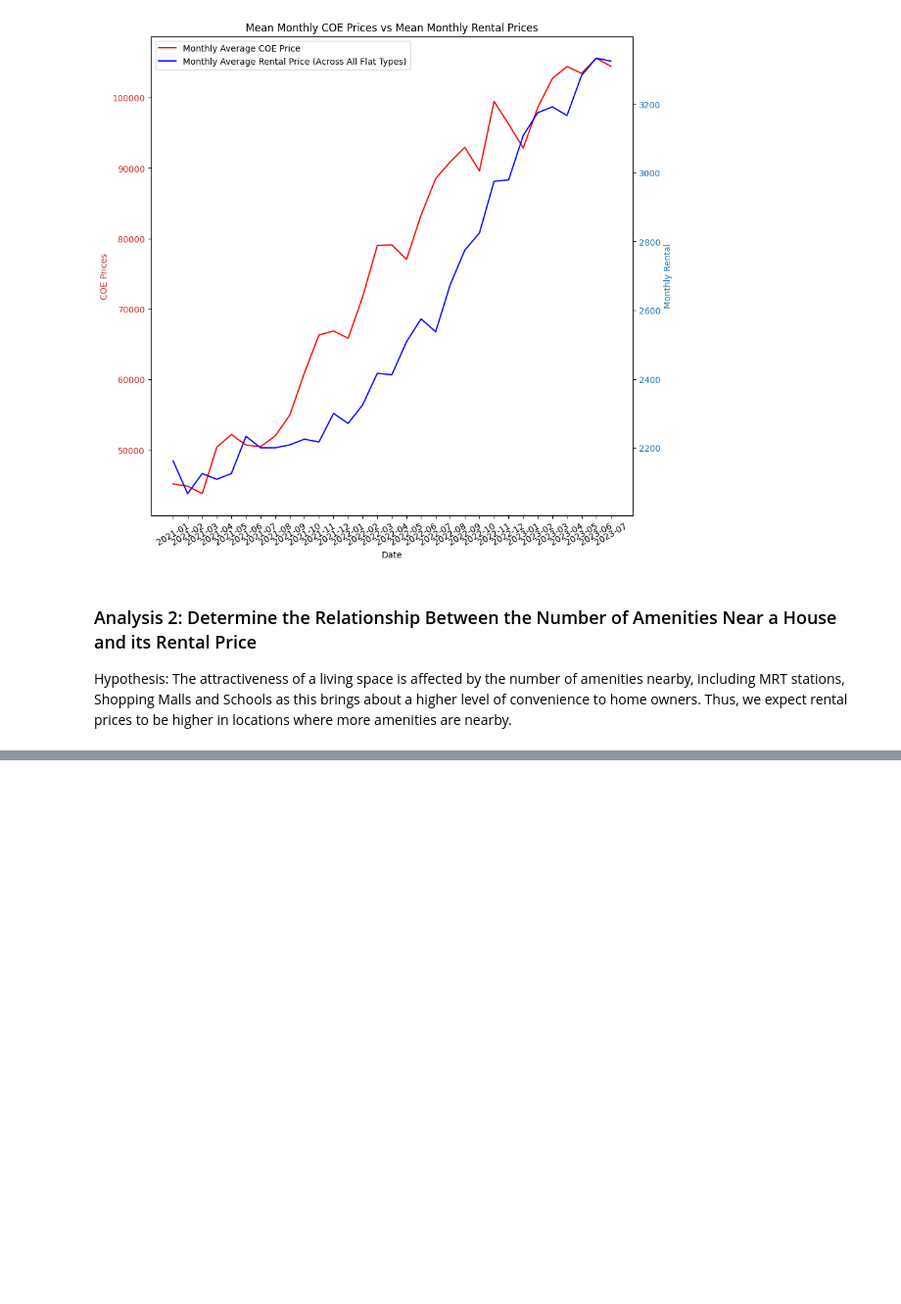
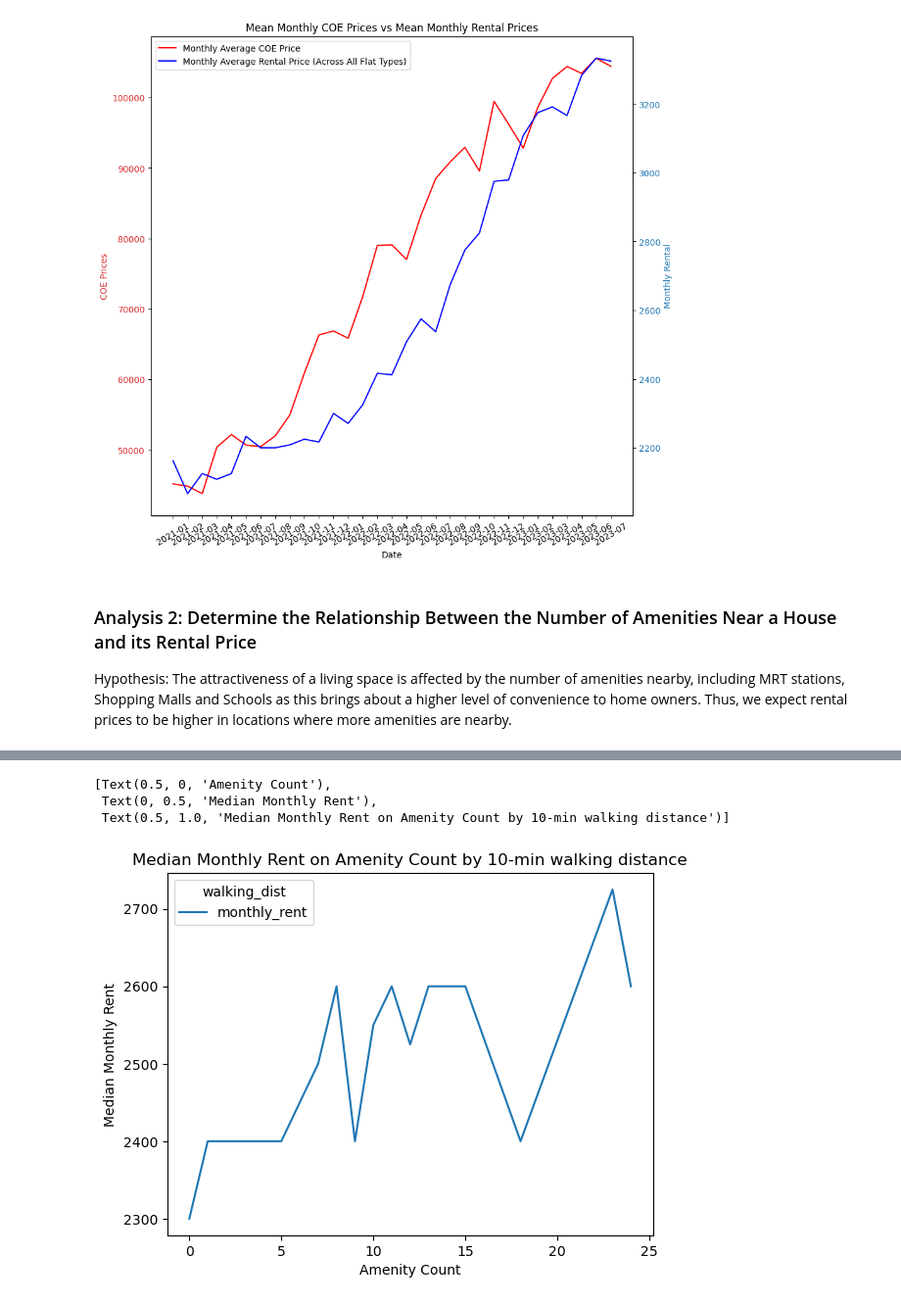
Before and after one commit to benhgm/cs5228_flat_rental, a Jupyter notebook: analyse_data.ipynb, the cells around one changed output, grey strips where cells are left out. Shown: that part at 98% size. Drawn from its saved outputs; the diff is of its cells as text; code cells hidden in the pictures; blank space fills up the shorter version.

```diff
--- a/analyse_data.ipynb
+++ b/analyse_data.ipynb
@@ -95,0 +128,17 @@ Hypothesis: The attractiveness of a living space is affected by the number of am
+# %%
+analysis_df = df.groupby('amenity_count').agg({'monthly_rent':np.median, 'rental_sqm':np.median})\
+                                            .reset_index(drop=False)
+
+ax = sns.lineplot(data=analysis_df[['amenity_count','monthly_rent']].melt('amenity_count', var_name='walking_dist', value_name='median_month_rent'),
+             x="amenity_count",
+             y='median_month_rent',
+             hue='walking_dist')
+
+ax.set(xlabel='Amenity Count',
+            ylabel='Median Monthly Rent',
+            title='Median Monthly Rent on Amenity Count by 10-min walking distance')
+# %% [output]
+[Text(0.5, 0, 'Amenity Count'),
+ Text(0, 0.5, 'Median Monthly Rent'),
+ Text(0.5, 1.0, 'Median Monthly Rent on Amenity Count by 10-min walking distance')]
+[figure, added]
```
Also changed, not shown: parts of 11 cells of this notebook, 3 other files.
